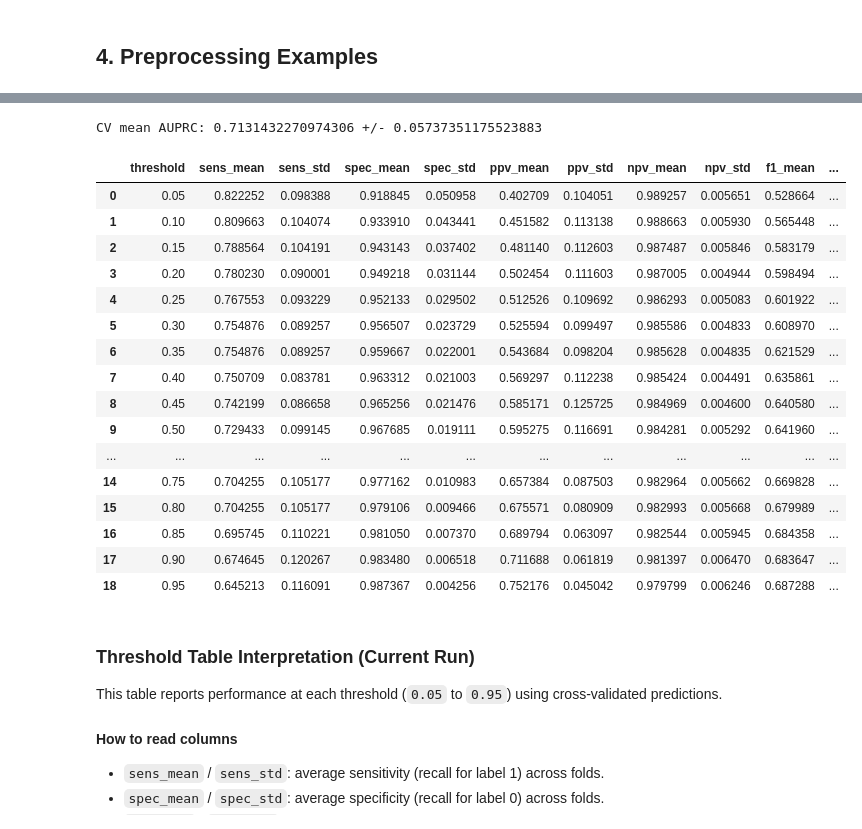
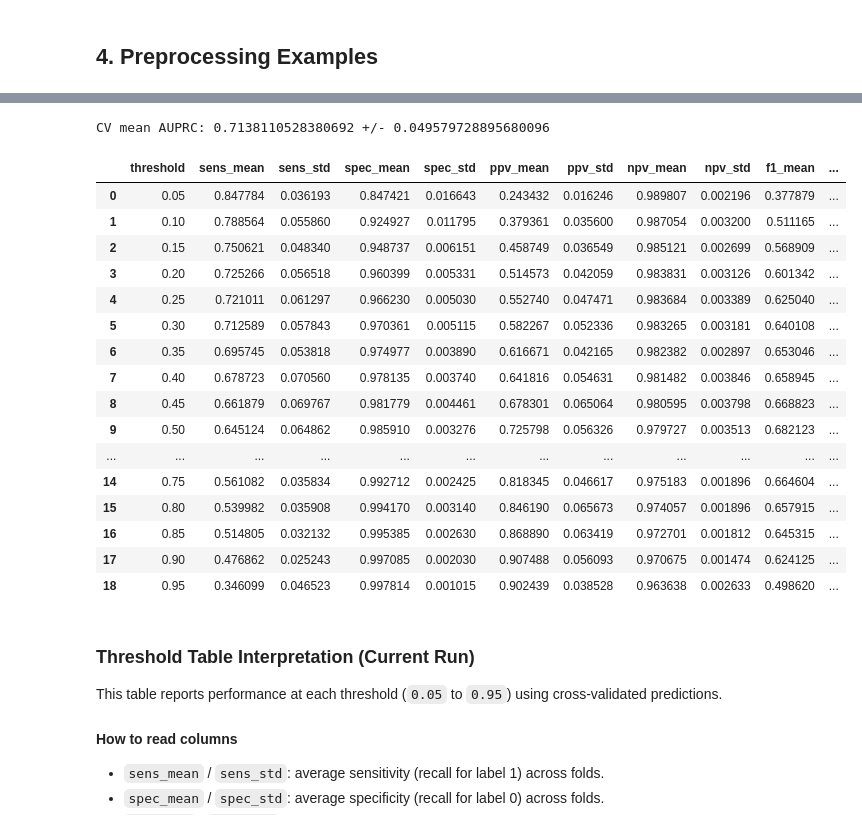
Before and after one commit to jenudi/brain-metastasis-ncct-detection, a Jupyter notebook: notebooks/eda.ipynb, the cells around one changed output, grey strips where cells are left out. Saved outputs shown, nothing was run; the diff lists cells and outputs as text; code cells hidden in the pictures.

```diff
--- a/notebooks/eda.ipynb
+++ b/notebooks/eda.ipynb
@@ -115,9 +118,8 @@ train_idx, test_idx = train_test_split(
     random_state=SEED
 )
 
-# Mark split membership in the dataframe for downstream CV/final training.
-features_df.loc[train_idx, 'test'] = False
-features_df.loc[test_idx, 'test'] = True
+# Mark split membership as proper bool column (same as main.py).
+features_df["test"] = features_df.index.isin(test_idx)
 
 # Quick sanity check: label distribution by split flag.
 print(features_df.groupby('test').agg('label').value_counts())
@@ -346,47 +359,48 @@ During model development, we applied multiple complementary strategies to reduce
 # %%
 # Final CV verification run:
 # After multiple grid-search iterations, we selected the configuration that gave
 # the best validation AUPRC with the most acceptable overfitting profile
 # (based on train-vs-validation gap and fold stability), and rerun CV here.
 
 cfg = {
     "optimizer": "adamw",
-    "lr_ft": 0.00015, #0.00015
-    "lr_head": 0.003, # 0.003
-    "weight_decay_head": 0.00005, # 0.0001
-    "weight_decay_ft": 0.0007,
-    "epochs_head": 12, # 12
+    "lr_ft": 0.0001,
+    "lr_head": 0.003,
+    "weight_decay_head": 0.00005,
+    "weight_decay_ft": 0.002,
+    "epochs_head": 12,
     "epochs_ft": 12,
     "patience_head": 2,
-    "patience_ft": 2, # 2
-    "dropout_p": 0.3,
-    "ft_trainable_attrs": None,#["layer3", "layer4", "fc"],
-    "batch_size": 200 # 200
+    "patience_ft": 3,
+    "dropout_p": 0.4,
+    "ft_trainable_attrs": ["layer3", "layer4", "fc"],
+    "label_smoothing": 0.05,
+    "use_cosine_schedule": True,
 }
 
 res = run_cv(features_df, config=cfg)
 
 print("CV mean AUPRC:", res["mean_metric"], "+/-", res["std_metric"])
 display(res["df_summary"])
 # %% [output]
-CV mean AUPRC: 0.7131432270974306 +/- 0.05737351175523883
+CV mean AUPRC: 0.7138110528380692 +/- 0.049579728895680096
 |  | threshold | sens_mean | sens_std | spec_mean | spec_std | ppv_mean | ppv_std | npv_mean | npv_std | f1_mean | ... |
-| 0 | 0.05 | 0.822252 | 0.098388 | 0.918845 | 0.050958 | 0.402709 | 0.104051 | 0.989257 | 0.005651 | 0.528664 | ... |
-| 1 | 0.10 | 0.809663 | 0.104074 | 0.933910 | 0.043441 | 0.451582 | 0.113138 | 0.988663 | 0.005930 | 0.565448 | ... |
-| 2 | 0.15 | 0.788564 | 0.104191 | 0.943143 | 0.037402 | 0.481140 | 0.112603 | 0.987487 | 0.005846 | 0.583179 | ... |
-| 3 | 0.20 | 0.780230 | 0.090001 | 0.949218 | 0.031144 | 0.502454 | 0.111603 | 0.987005 | 0.004944 | 0.598494 | ... |
-| 4 | 0.25 | 0.767553 | 0.093229 | 0.952133 | 0.029502 | 0.512526 | 0.109692 | 0.986293 | 0.005083 | 0.601922 | ... |
-| 5 | 0.30 | 0.754876 | 0.089257 | 0.956507 | 0.023729 | 0.525594 | 0.099497 | 0.985586 | 0.004833 | 0.608970 | ... |
-| 6 | 0.35 | 0.754876 | 0.089257 | 0.959667 | 0.022001 | 0.543684 | 0.098204 | 0.985628 | 0.004835 | 0.621529 | ... |
-| 7 | 0.40 | 0.750709 | 0.083781 | 0.963312 | 0.021003 | 0.569297 | 0.112238 | 0.985424 | 0.004491 | 0.635861 | ... |
-| 8 | 0.45 | 0.742199 | 0.086658 | 0.965256 | 0.021476 | 0.585171 | 0.125725 | 0.984969 | 0.004600 | 0.640580 | ... |
-| 9 | 0.50 | 0.729433 | 0.099145 | 0.967685 | 0.019111 | 0.595275 | 0.116691 | 0.984281 | 0.005292 | 0.641960 | ... |
+| 0 | 0.05 | 0.847784 | 0.036193 | 0.847421 | 0.016643 | 0.243432 | 0.016246 | 0.989807 | 0.002196 | 0.377879 | ... |
+| 1 | 0.10 | 0.788564 | 0.055860 | 0.924927 | 0.011795 | 0.379361 | 0.035600 | 0.987054 | 0.003200 | 0.511165 | ... |
+| 2 | 0.15 | 0.750621 | 0.048340 | 0.948737 | 0.006151 | 0.458749 | 0.036549 | 0.985121 | 0.002699 | 0.568909 | ... |
+| 3 | 0.20 | 0.725266 | 0.056518 | 0.960399 | 0.005331 | 0.514573 | 0.042059 | 0.983831 | 0.003126 | 0.601342 | ... |
+| 4 | 0.25 | 0.721011 | 0.061297 | 0.966230 | 0.005030 | 0.552740 | 0.047471 | 0.983684 | 0.003389 | 0.625040 | ... |
+| 5 | 0.30 | 0.712589 | 0.057843 | 0.970361 | 0.005115 | 0.582267 | 0.052336 | 0.983265 | 0.003181 | 0.640108 | ... |
+| 6 | 0.35 | 0.695745 | 0.053818 | 0.974977 | 0.003890 | 0.616671 | 0.042165 | 0.982382 | 0.002897 | 0.653046 | ... |
+| 7 | 0.40 | 0.678723 | 0.070560 | 0.978135 | 0.003740 | 0.641816 | 0.054631 | 0.981482 | 0.003846 | 0.658945 | ... |
+| 8 | 0.45 | 0.661879 | 0.069767 | 0.981779 | 0.004461 | 0.678301 | 0.065064 | 0.980595 | 0.003798 | 0.668823 | ... |
+| 9 | 0.50 | 0.645124 | 0.064862 | 0.985910 | 0.003276 | 0.725798 | 0.056326 | 0.979727 | 0.003513 | 0.682123 | ... |
 | ... | ... | ... | ... | ... | ... | ... | ... | ... | ... | ... | ... |
-| 14 | 0.75 | 0.704255 | 0.105177 | 0.977162 | 0.010983 | 0.657384 | 0.087503 | 0.982964 | 0.005662 | 0.669828 | ... |
-| 15 | 0.80 | 0.704255 | 0.105177 | 0.979106 | 0.009466 | 0.675571 | 0.080909 | 0.982993 | 0.005668 | 0.679989 | ... |
-| 16 | 0.85 | 0.695745 | 0.110221 | 0.981050 | 0.007370 | 0.689794 | 0.063097 | 0.982544 | 0.005945 | 0.684358 | ... |
-| 17 | 0.90 | 0.674645 | 0.120267 | 0.983480 | 0.006518 | 0.711688 | 0.061819 | 0.981397 | 0.006470 | 0.683647 | ... |
-| 18 | 0.95 | 0.645213 | 0.116091 | 0.987367 | 0.004256 | 0.752176 | 0.045042 | 0.979799 | 0.006246 | 0.687288 | ... |
+| 14 | 0.75 | 0.561082 | 0.035834 | 0.992712 | 0.002425 | 0.818345 | 0.046617 | 0.975183 | 0.001896 | 0.664604 | ... |
+| 15 | 0.80 | 0.539982 | 0.035908 | 0.994170 | 0.003140 | 0.846190 | 0.065673 | 0.974057 | 0.001896 | 0.657915 | ... |
+| 16 | 0.85 | 0.514805 | 0.032132 | 0.995385 | 0.002630 | 0.868890 | 0.063419 | 0.972701 | 0.001812 | 0.645315 | ... |
+| 17 | 0.90 | 0.476862 | 0.025243 | 0.997085 | 0.002030 | 0.907488 | 0.056093 | 0.970675 | 0.001474 | 0.624125 | ... |
+| 18 | 0.95 | 0.346099 | 0.046523 | 0.997814 | 0.001015 | 0.902439 | 0.038528 | 0.963638 | 0.002633 | 0.498620 | ... |
 # %% [markdown]
 ### Threshold Table Interpretation (Current Run)
 
```
Also changed, not shown: parts of 17 cells of this notebook, 19 other files.
